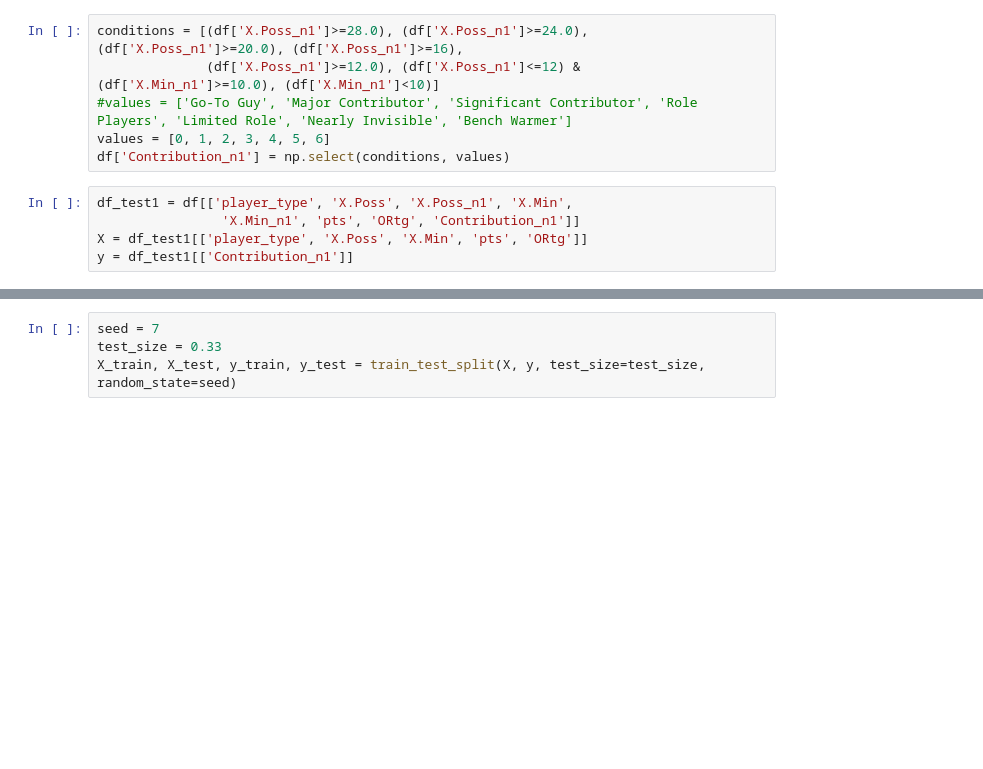
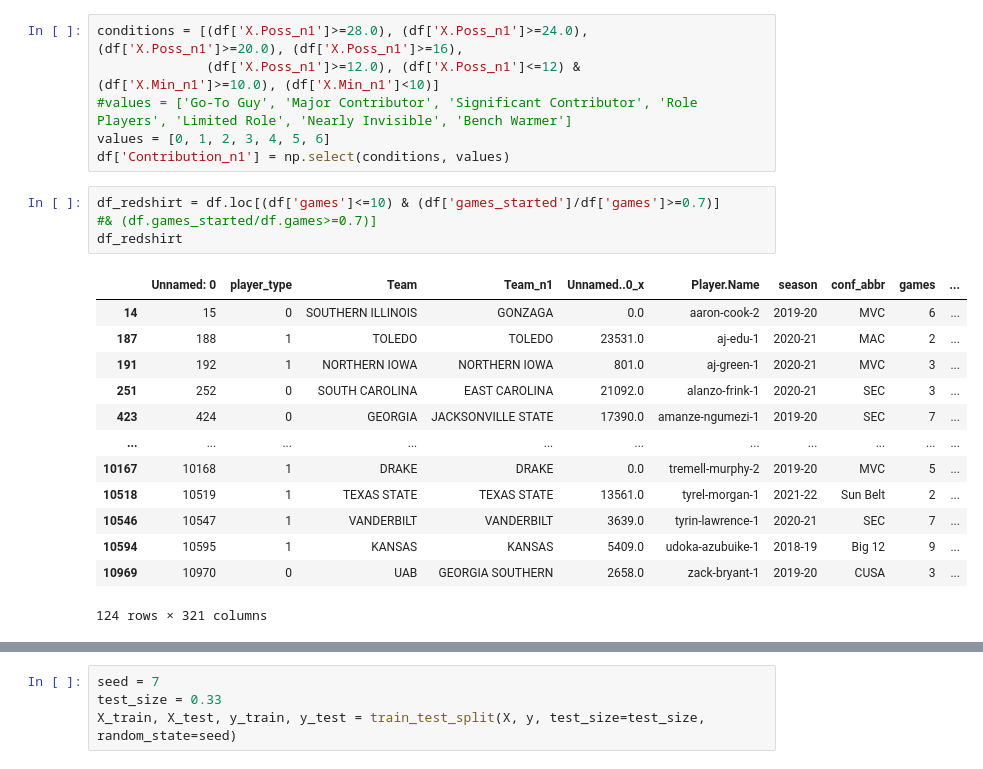
Before and after one commit to zainhoda1/Capstone-project, a Jupyter notebook: Analysis files/Model Execution.ipynb, the cells around one changed output, grey strips where cells are left out. Saved outputs shown, nothing was run; the diff lists cells and outputs as text; blank space fills up the shorter version.

```diff
--- a/Analysis files/Model Execution.ipynb
+++ b/Analysis files/Model Execution.ipynb
@@ -64,8 +64,21 @@ conditions = [(df['X.Poss_n1']>=28.0), (df['X.Poss_n1']>=24.0), (df['X.Poss_n1']
 #values = ['Go-To Guy', 'Major Contributor', 'Significant Contributor', 'Role Players', 'Limited Role', 'Nearly Invisible', 'Bench Warmer']
 values = [0, 1, 2, 3, 4, 5, 6]
 df['Contribution_n1'] = np.select(conditions, values)
-# %%
-df_test1 = df[['player_type', 'X.Poss', 'X.Poss_n1', 'X.Min',
-                'X.Min_n1', 'pts', 'ORtg', 'Contribution_n1']]
-X = df_test1[['player_type', 'X.Poss', 'X.Min', 'pts', 'ORtg']]
-y = df_test1[['Contribution_n1']]
+# %%
+df_redshirt = df.loc[(df['games']<=10) & (df['games_started']/df['games']>=0.7)]
+#& (df.games_started/df.games>=0.7)]
+df_redshirt
+# %% [output]
+|  | Unnamed: 0 | player_type | Team | Team_n1 | Unnamed..0_x | Player.Name | season | conf_abbr | games | ... |
+| 14 | 15 | 0 | SOUTHERN ILLINOIS | GONZAGA | 0.0 | aaron-cook-2 | 2019-20 | MVC | 6 | ... |
+| 187 | 188 | 1 | TOLEDO | TOLEDO | 23531.0 | aj-edu-1 | 2020-21 | MAC | 2 | ... |
+| 191 | 192 | 1 | NORTHERN IOWA | NORTHERN IOWA | 801.0 | aj-green-1 | 2020-21 | MVC | 3 | ... |
+| 251 | 252 | 0 | SOUTH CAROLINA | EAST CAROLINA | 21092.0 | alanzo-frink-1 | 2020-21 | SEC | 3 | ... |
+| 423 | 424 | 0 | GEORGIA | JACKSONVILLE STATE | 17390.0 | amanze-ngumezi-1 | 2019-20 | SEC | 7 | ... |
+| ... | ... | ... | ... | ... | ... | ... | ... | ... | ... | ... |
+| 10167 | 10168 | 1 | DRAKE | DRAKE | 0.0 | tremell-murphy-2 | 2019-20 | MVC | 5 | ... |
+| 10518 | 10519 | 1 | TEXAS STATE | TEXAS STATE | 13561.0 | tyrel-morgan-1 | 2021-22 | Sun Belt | 2 | ... |
+| 10546 | 10547 | 1 | VANDERBILT | VANDERBILT | 3639.0 | tyrin-lawrence-1 | 2020-21 | SEC | 7 | ... |
+| 10594 | 10595 | 1 | KANSAS | KANSAS | 5409.0 | udoka-azubuike-1 | 2018-19 | Big 12 | 9 | ... |
+| 10969 | 10970 | 0 | UAB | GEORGIA SOUTHERN | 2658.0 | zack-bryant-1 | 2019-20 | CUSA | 3 | ... |
+124 rows × 321 columns
```
Also changed, not shown: parts of 22 cells of this notebook.
